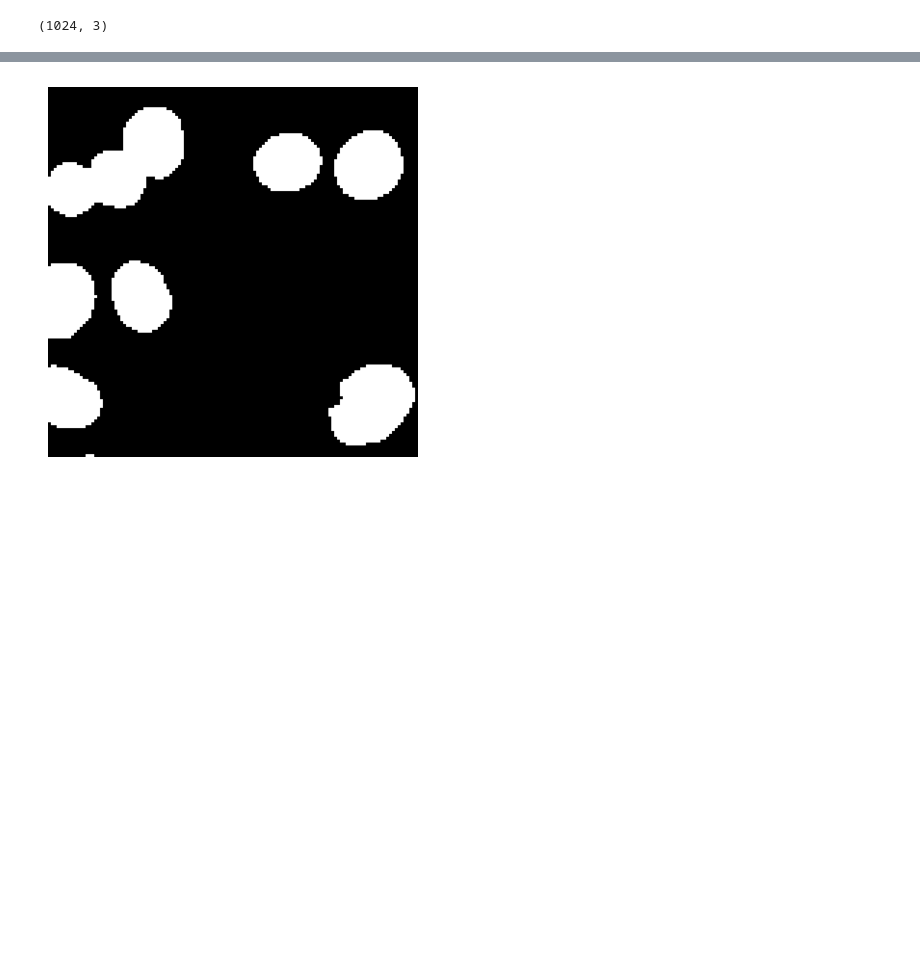
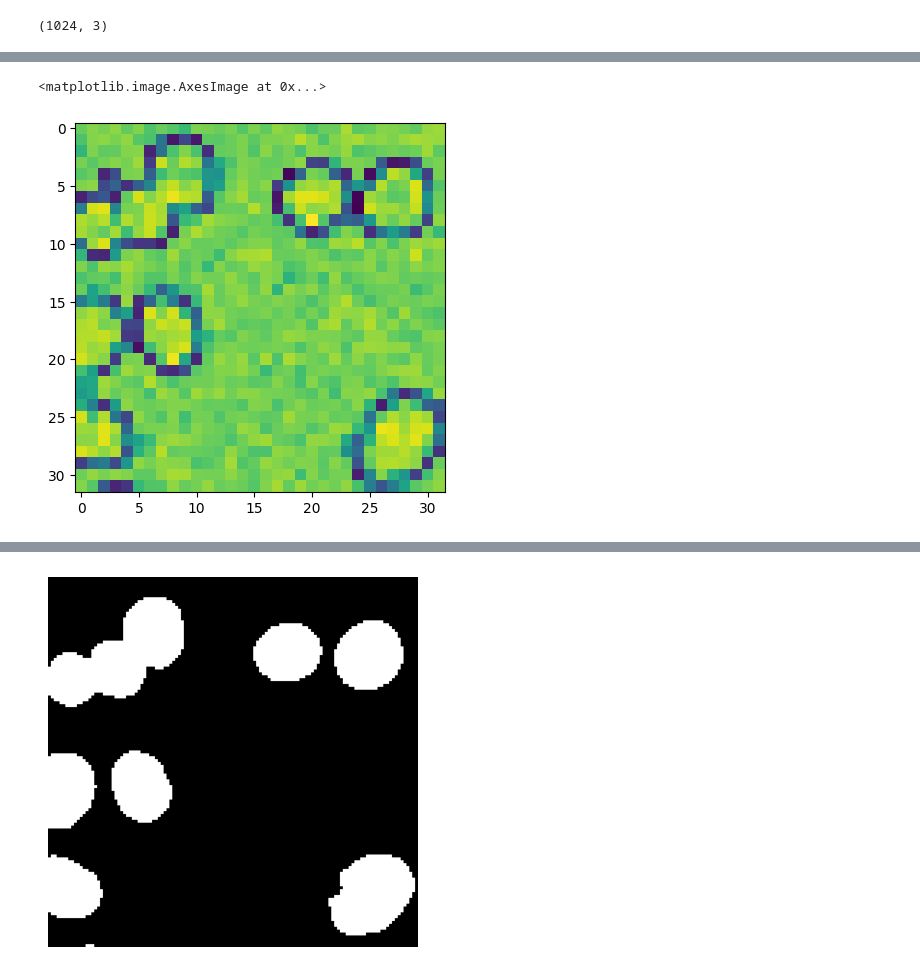
Before and after one commit to CaicedoLab/micronuclei-detection, a Jupyter notebook: figures/figure1.ipynb, the cells around one changed output, grey strips where cells are left out. Saved outputs shown, nothing was run; the diff lists cells and outputs as text; code cells hidden in the pictures; blank space fills up the shorter version.

```diff
--- a/figures/figure1.ipynb
+++ b/figures/figure1.ipynb
@@ -142,0 +154,5 @@ print(np.unique(decomposed))
+# %%
+plt.imshow(im2[:,:,0])
+# %% [output]
+<matplotlib.image.AxesImage at 0x...>
+[figure, added]
```
Also changed, not shown: parts of 8 cells of this notebook.
